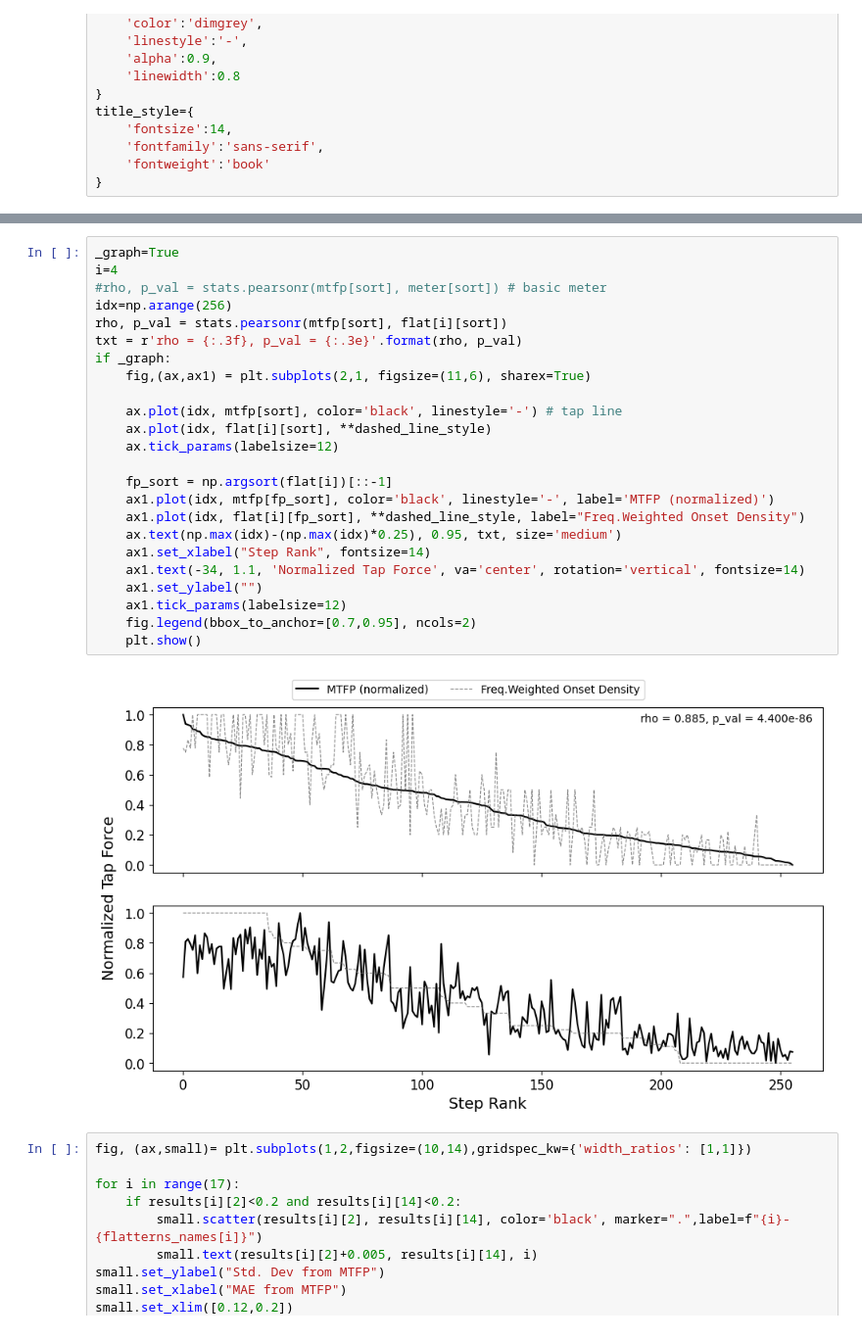
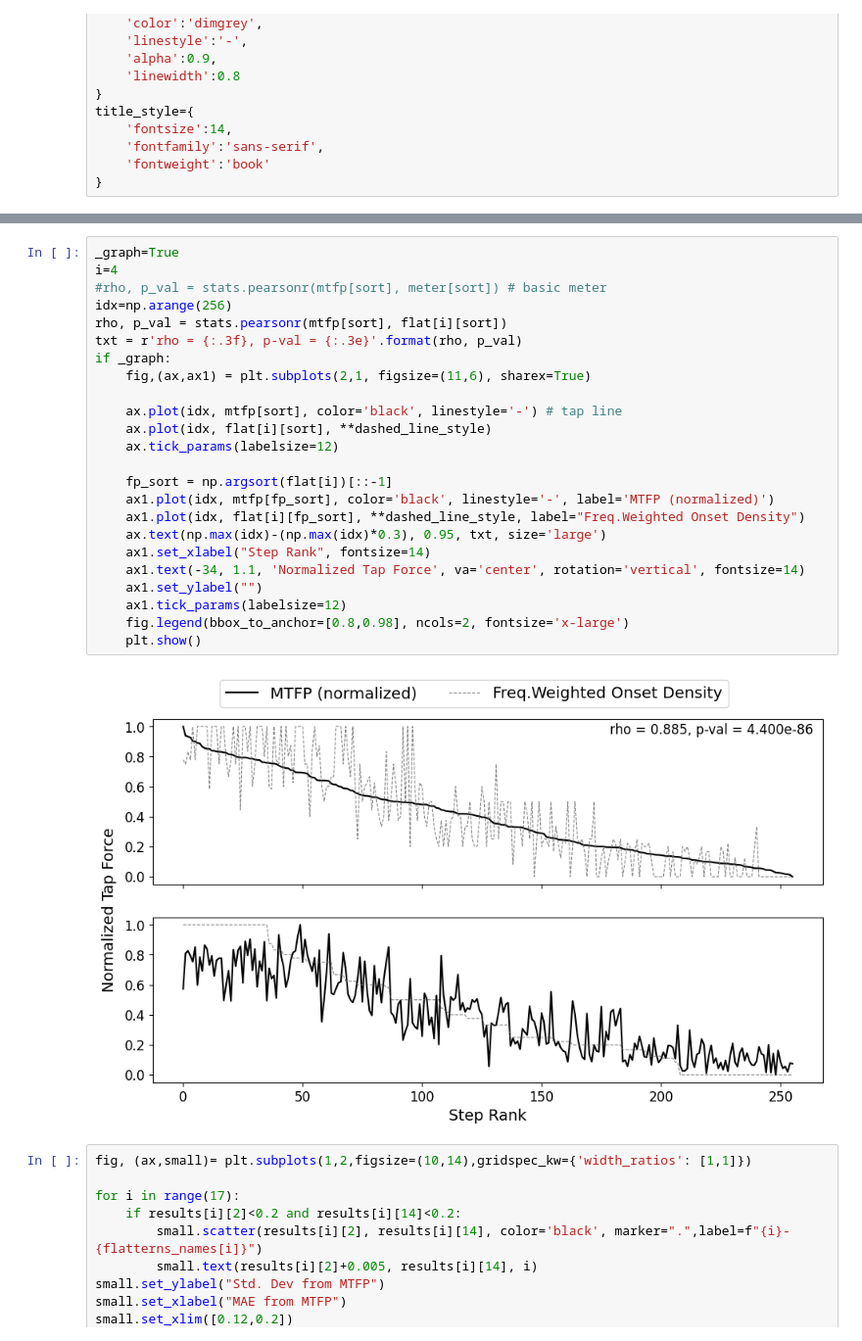
Before and after one commit to peter-clark/investigating-human-tapping-behavior-polyphonic-rhythms, a Jupyter notebook: 6-Tapping_Rhythmic_Contour_of_Polyphonic_Rhythms.ipynb, the cells around one changed output, grey strips where cells are left out. Shown at 98% size. Drawn from its saved outputs; the diff is of its cells as text.

```diff
--- a/6-Tapping_Rhythmic_Contour_of_Polyphonic_Rhythms.ipynb
+++ b/6-Tapping_Rhythmic_Contour_of_Polyphonic_Rhythms.ipynb
@@ -1386,29 +1386,29 @@ rho-0.666 0.666 Mono_PolySync
 # %%
 _graph=True
 i=4
 #rho, p_val = stats.pearsonr(mtfp[sort], meter[sort]) # basic meter
 idx=np.arange(256)
 rho, p_val = stats.pearsonr(mtfp[sort], flat[i][sort])
-txt = r'rho = {:.3f}, p_val = {:.3e}'.format(rho, p_val)
+txt = r'rho = {:.3f}, p-val = {:.3e}'.format(rho, p_val)
 if _graph:
     fig,(ax,ax1) = plt.subplots(2,1, figsize=(11,6), sharex=True)
 
     ax.plot(idx, mtfp[sort], color='black', linestyle='-') # tap line
     ax.plot(idx, flat[i][sort], **dashed_line_style)
     ax.tick_params(labelsize=12)
 
     fp_sort = np.argsort(flat[i])[::-1]
     ax1.plot(idx, mtfp[fp_sort], color='black', linestyle='-', label='MTFP (normalized)')
     ax1.plot(idx, flat[i][fp_sort], **dashed_line_style, label="Freq.Weighted Onset Density")
-    ax.text(np.max(idx)-(np.max(idx)*0.25), 0.95, txt, size='medium')
+    ax.text(np.max(idx)-(np.max(idx)*0.3), 0.95, txt, size='large')
     ax1.set_xlabel("Step Rank", fontsize=14)
     ax1.text(-34, 1.1, 'Normalized Tap Force', va='center', rotation='vertical', fontsize=14)
     ax1.set_ylabel("")
     ax1.tick_params(labelsize=12)
-    fig.legend(bbox_to_anchor=[0.7,0.95], ncols=2)
+    fig.legend(bbox_to_anchor=[0.8,0.98], ncols=2, fontsize='x-large')
     plt.show()
 # %% [output]
-[figure, old version]
+[figure, new version]
 # %%
 fig, (ax,small)= plt.subplots(1,2,figsize=(10,14),gridspec_kw={'width_ratios': [1,1]})
 
```
Also changed, not shown: 5 other files.
